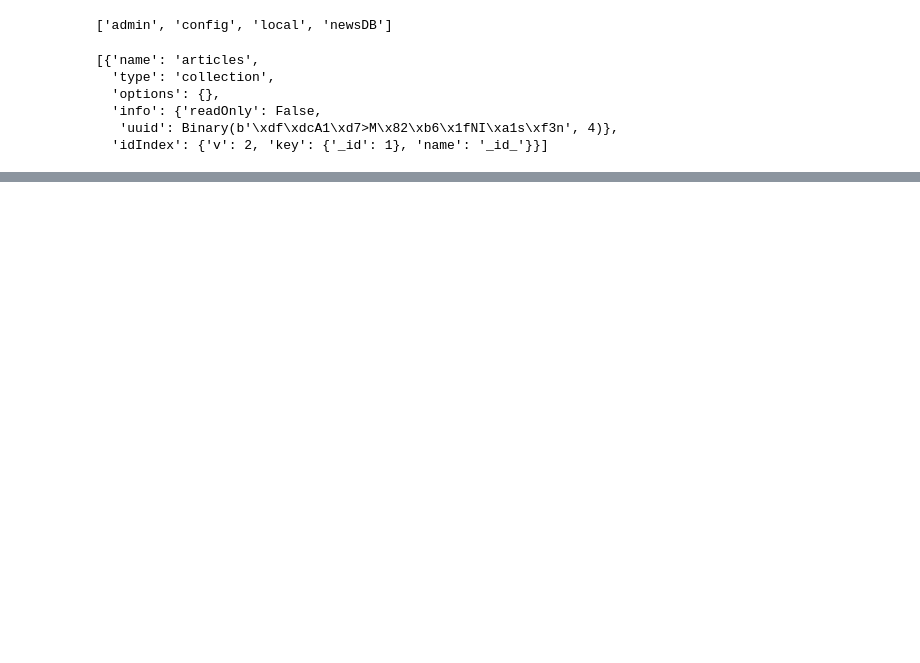
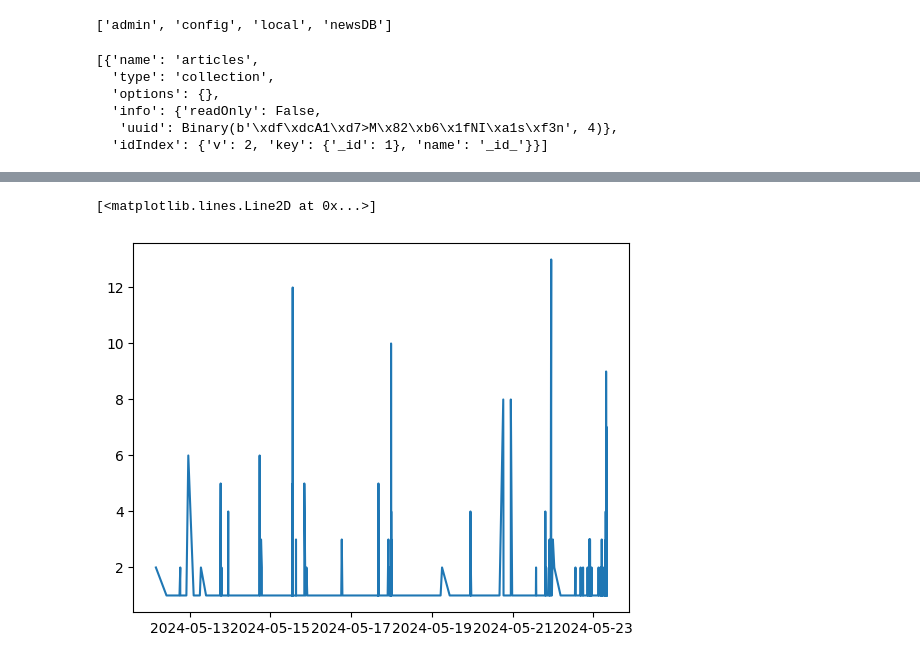
Before and after one commit to Enrique1263/IBD, a Jupyter notebook: notebooks/Mongo_viz.ipynb, the cells around one changed output, grey strips where cells are left out. Cells and saved outputs as stored; diff of their text form; code cells hidden in the pictures; blank space fills up the shorter version.

```diff
--- a/notebooks/Mongo_viz.ipynb
+++ b/notebooks/Mongo_viz.ipynb
@@ -52,0 +38,9 @@ list(col.find({'title':{'$regex':'openai', '$options':'i'}}, {'embedding':0}).li
+# %%
+dates = df.publishedAt
+# %%
+counts = [df.publishedAt.value_counts()[c] for c in dates]
+# %%
+plt.plot(dates, counts)
+# %% [output]
+[<matplotlib.lines.Line2D at 0x...>]
+[figure, added]
```
Also changed, not shown: parts of 8 cells of this notebook, 4 other files.
